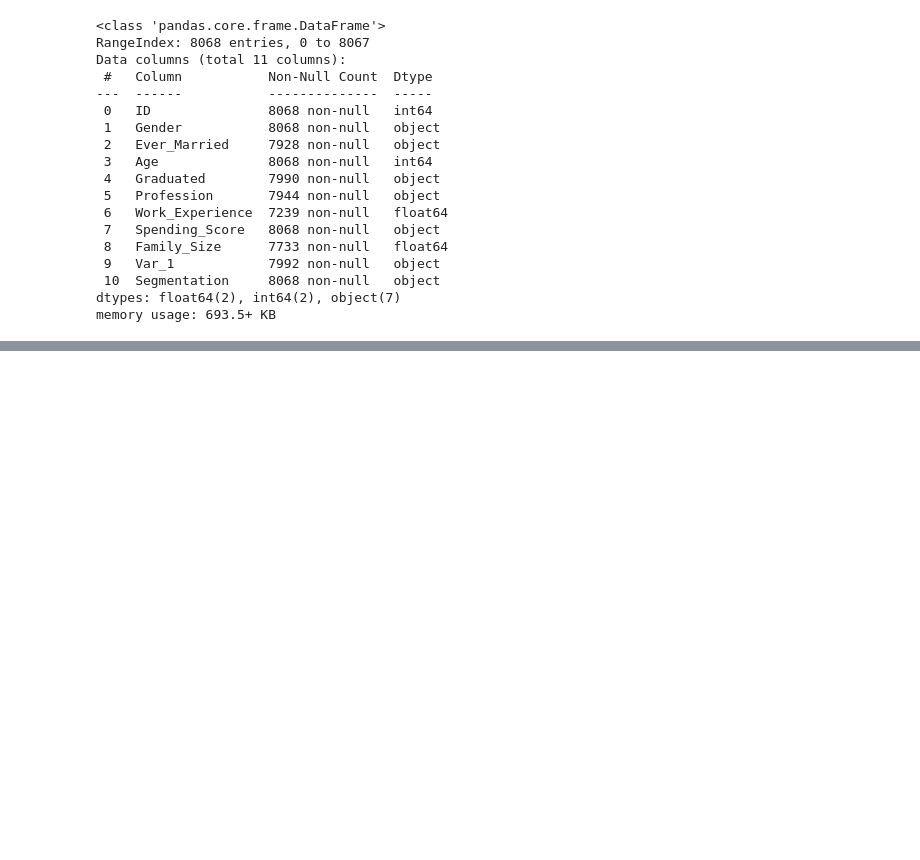
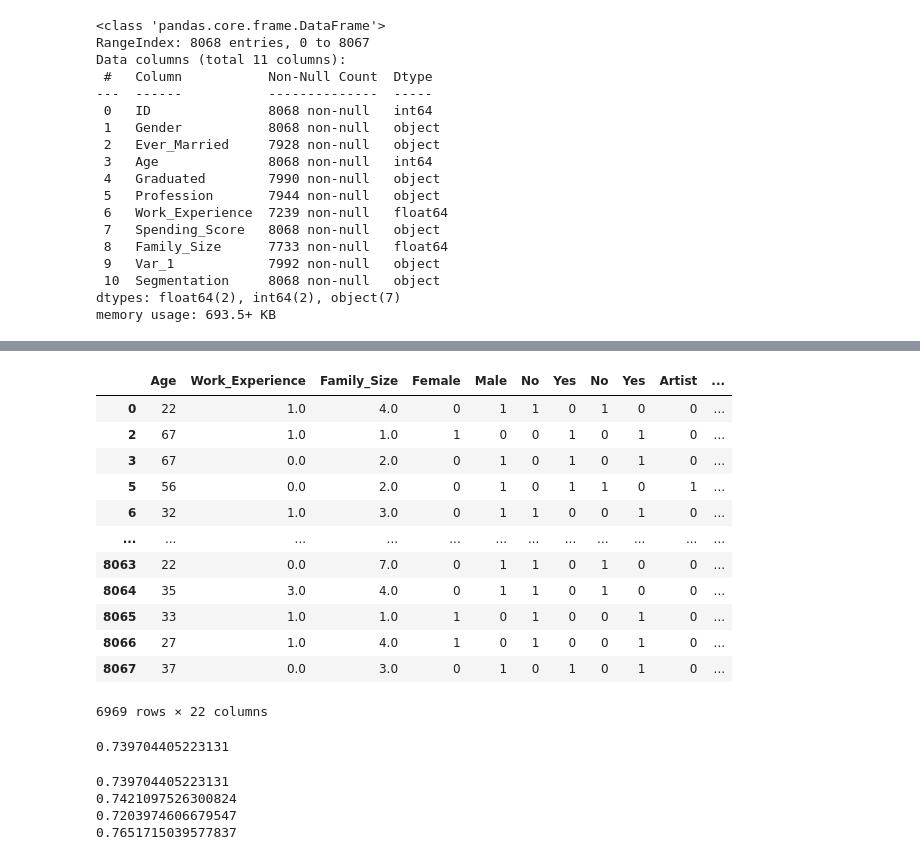
Before and after one commit to grappeefruitt/schulich_data_science, a Jupyter notebook: july 26.ipynb, the cells around one changed output, grey strips where cells are left out. Drawn from its saved outputs; the diff is of its cells as text; code cells hidden in the pictures; blank space fills up the shorter version.

```diff
--- a/july 26.ipynb
+++ b/july 26.ipynb
@@ -50,0 +265,2 @@ df.describe(include='all')
+# %%
+new_df.dropna(inplace=True)
@@ -50,0 +309,46 @@ df.describe(include='all')
+# %%
+# Combine low value users which are in A & D into one category, and high value (B &C ) in another
+def recategorization(x):
+    if x == 'A':
+        return 0
+    elif x == 'D':
+        return 0
+    elif x == 'B':
+        return 1
+    elif x =='C':
+        return 1
+# %%
+new_df['Segmentation'] = new_df['Segmentation'].apply(recategorization)
+# %%
+new_df
+# %% [output]
+|  | Age | Work_Experience | Family_Size | Female | Male | No | Yes | No | Yes | Artist | ... |
+| 0 | 22 | 1.0 | 4.0 | 0 | 1 | 1 | 0 | 1 | 0 | 0 | ... |
+| 2 | 67 | 1.0 | 1.0 | 1 | 0 | 0 | 1 | 0 | 1 | 0 | ... |
+| 3 | 67 | 0.0 | 2.0 | 0 | 1 | 0 | 1 | 0 | 1 | 0 | ... |
+| 5 | 56 | 0.0 | 2.0 | 0 | 1 | 0 | 1 | 1 | 0 | 1 | ... |
+| 6 | 32 | 1.0 | 3.0 | 0 | 1 | 1 | 0 | 0 | 1 | 0 | ... |
+| ... | ... | ... | ... | ... | ... | ... | ... | ... | ... | ... | ... |
+| 8063 | 22 | 0.0 | 7.0 | 0 | 1 | 1 | 0 | 1 | 0 | 0 | ... |
+| 8064 | 35 | 3.0 | 4.0 | 0 | 1 | 1 | 0 | 1 | 0 | 0 | ... |
+| 8065 | 33 | 1.0 | 1.0 | 1 | 0 | 1 | 0 | 0 | 1 | 0 | ... |
+| 8066 | 27 | 1.0 | 4.0 | 1 | 0 | 1 | 0 | 0 | 1 | 0 | ... |
+| 8067 | 37 | 0.0 | 3.0 | 0 | 1 | 0 | 1 | 0 | 1 | 0 | ... |
+6969 rows × 22 columns
+# %%
+knn = KNeighborsClassifier(n_neighbors=50)
+knn.fit(np.array(new_df.iloc[:,:21]), np.array(new_df.iloc[:,21]))
+pred = knn.predict(np.array(new_df.iloc[:,:21]))
+print(accuracy_score(pred, new_df.iloc[:,21]))
+# %% [output]
+0.739704405223131
+# %%
+print(accuracy_score(pred, new_df.iloc[:,21]))
+print(f1_score(pred, new_df.iloc[:,21]))
+print(recall_score(pred, new_df.iloc[:,21]))
+print(precision_score(pred, new_df.iloc[:,21]))
+# %% [output]
+0.739704405223131
+0.7421097526300824
+0.7203974606679547
+0.7651715039577837
```
Also changed, not shown: parts of 26 cells of this notebook, 1 other file.
